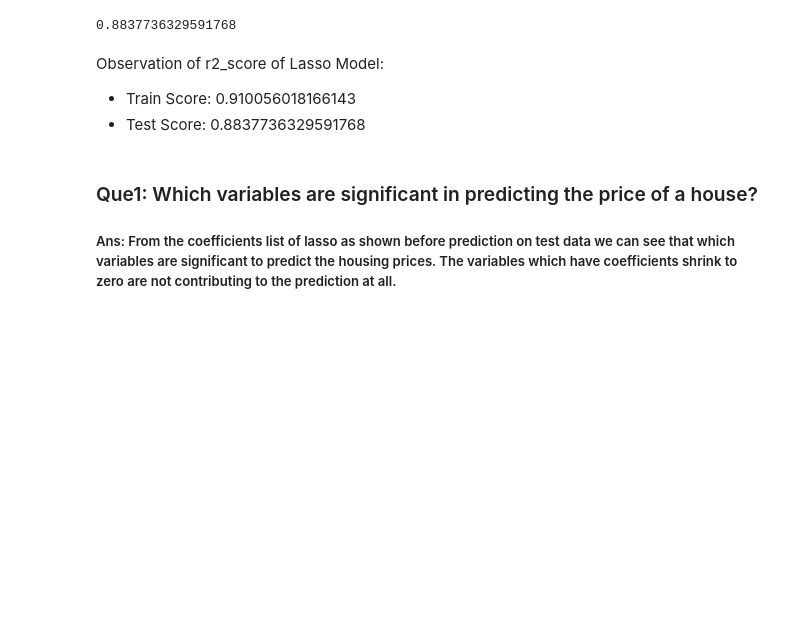
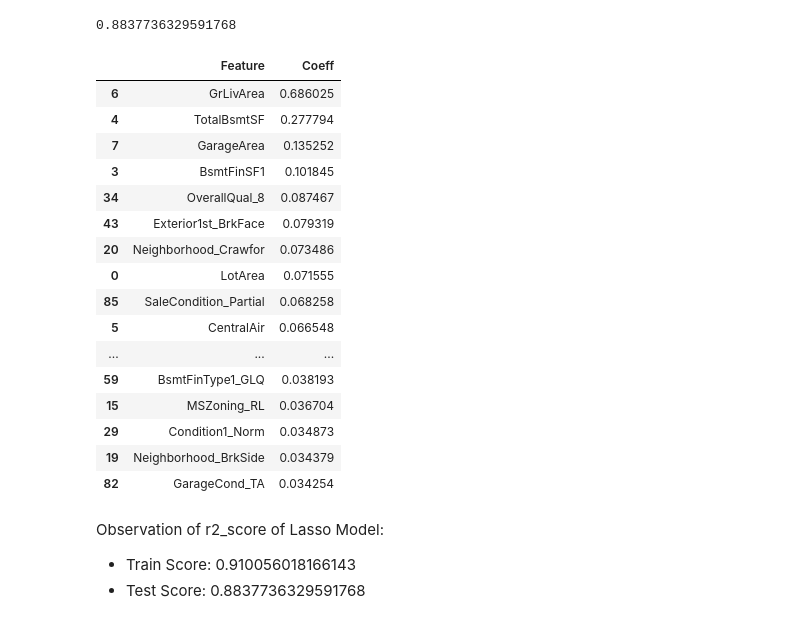
Before and after one commit to ranpariyachetan/advancedregression-assignment, a Jupyter notebook: House_Price_Assignment.ipynb, the cells around one changed output. Saved outputs shown, nothing was run; the diff lists cells and outputs as text; code cells hidden in the pictures; blank space fills up the shorter version.

```diff
--- a/House_Price_Assignment.ipynb
+++ b/House_Price_Assignment.ipynb
@@ -828,11 +857,39 @@ y_test_pred = lasso.predict(X_test)
 print(r2_score(y_true=y_test, y_pred=y_test_pred))
 # %% [output]
 0.8837736329591768
+# %%
+# List down top 20 significant features from Lasso model based on their coefficients.
+
+col_names = X_train.columns.tolist()
+
+lasso_coeffs = { 'Feature': [], 'Coeff' : []}
+
+for i in range(len(col_names)):
+    if(lasso.coef_[i] != 0):
+        lasso_coeffs['Feature'].append(col_names[i])
+        lasso_coeffs['Coeff'].append(lasso.coef_[i])
+
+lasso_coeffs = pd.DataFrame(lasso_coeffs)
+lasso_coeffs.sort_values(by='Coeff', ascending=False)[:20]
+# %% [output]
+|  | Feature | Coeff |
+| 6 | GrLivArea | 0.686025 |
+| 4 | TotalBsmtSF | 0.277794 |
+| 7 | GarageArea | 0.135252 |
+| 3 | BsmtFinSF1 | 0.101845 |
+| 34 | OverallQual_8 | 0.087467 |
+| 43 | Exterior1st_BrkFace | 0.079319 |
+| 20 | Neighborhood_Crawfor | 0.073486 |
+| 0 | LotArea | 0.071555 |
+| 85 | SaleCondition_Partial | 0.068258 |
+| 5 | CentralAir | 0.066548 |
+| ... | ... | ... |
+| 59 | BsmtFinType1_GLQ | 0.038193 |
+| 15 | MSZoning_RL | 0.036704 |
+| 29 | Condition1_Norm | 0.034873 |
+| 19 | Neighborhood_BrkSide | 0.034379 |
+| 82 | GarageCond_TA | 0.034254 |
 # %% [markdown]
 Observation of r2_score of Lasso Model:
 - Train Score: 0.910056018166143
 - Test Score: 0.8837736329591768
-# %% [markdown]
-### Que1: Which variables are significant in predicting the price of a house?
-
-##### Ans: From the coefficients list of lasso as shown before prediction on test data we can see that which variables are significant to predict the housing prices. The variables which have coefficients shrink to zero are not contributing to the prediction at all.
```
Also changed, not shown: parts of 4 cells of this notebook.
